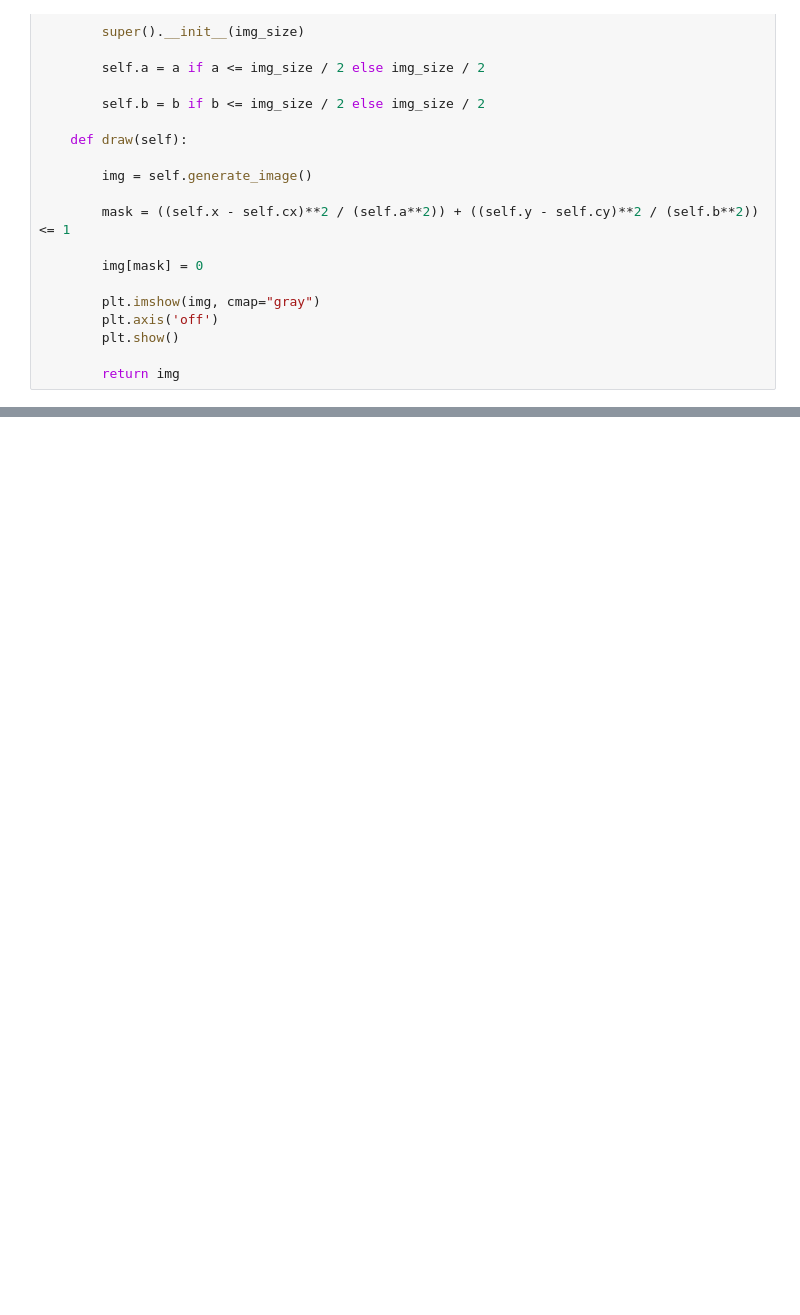
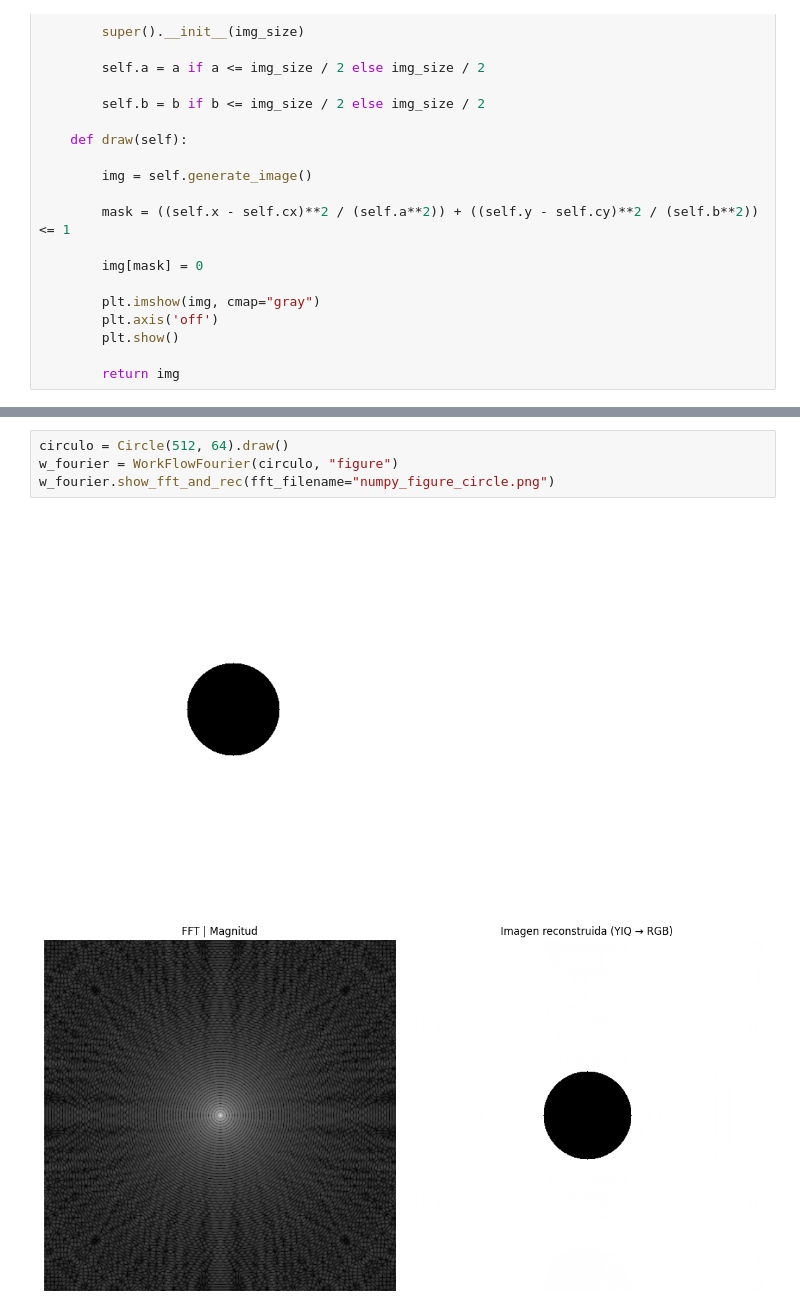
Before and after one commit to pablonicolasr/uns_diec_pdi2025, a Jupyter notebook: practico4/tp4_fourier.ipynb, the cells around one changed output, grey strips where cells are left out. Cells and saved outputs as stored; diff of their text form; blank space fills up the shorter version.

```diff
--- a/practico4/tp4_fourier.ipynb
+++ b/practico4/tp4_fourier.ipynb
@@ -214,0 +568,7 @@ Rectangle(512, 100, 40).draw()
+# %%
+circulo = Circle(512, 64).draw()
+w_fourier = WorkFlowFourier(circulo, "figure")
+w_fourier.show_fft_and_rec(fft_filename="numpy_figure_circle.png")
+# %% [output]
+[figure, added]
+[figure, added]
```
Also changed, not shown: parts of 11 cells of this notebook, 20 other files.
